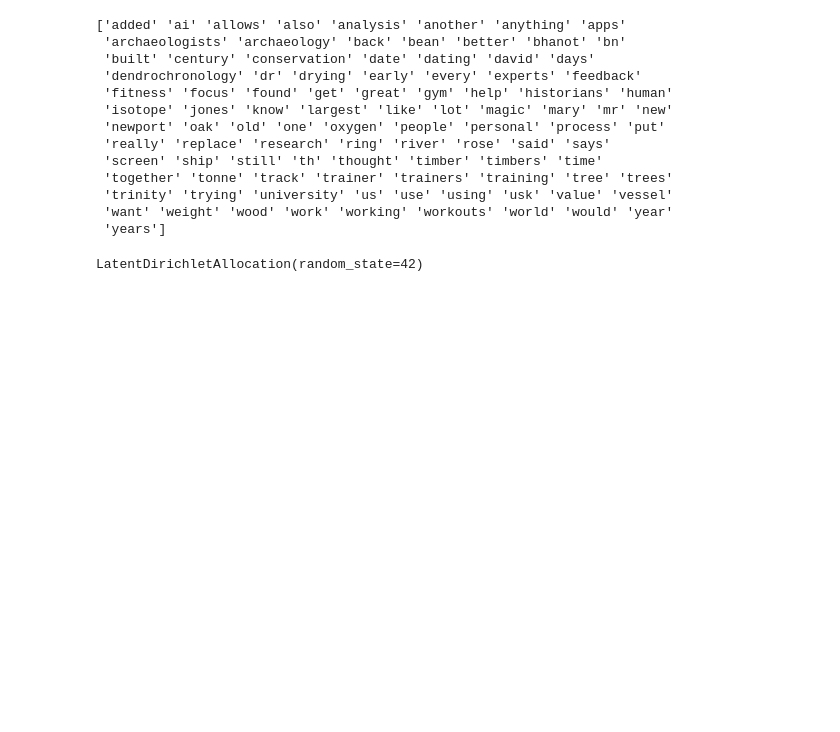
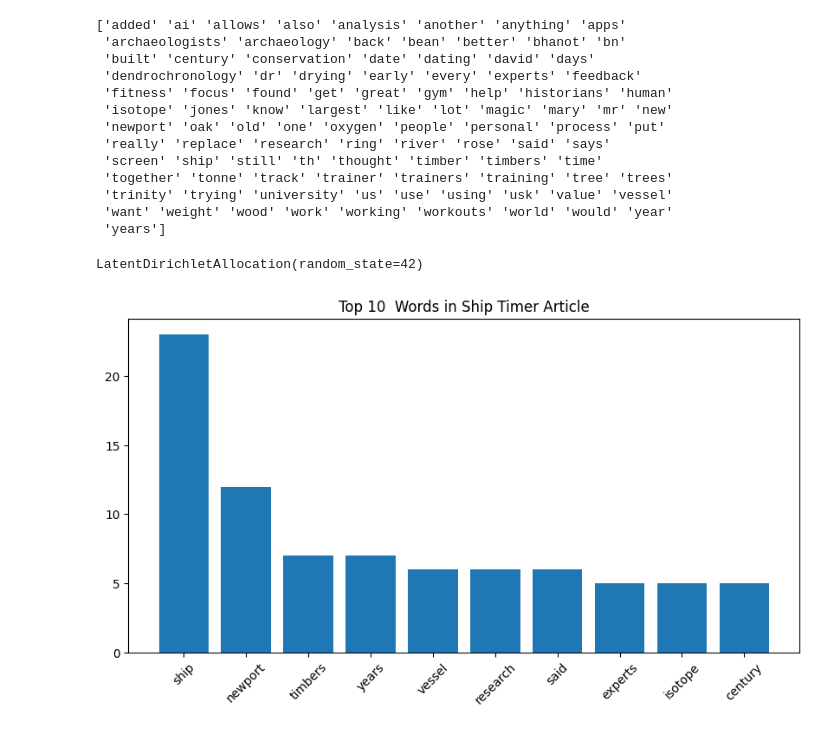
Before and after one commit to safoolady23-wq/AIN-SA2-PartB, a Jupyter notebook: AIN_SA2_PartB.ipynb, the cells around one changed output. Cells and saved outputs as stored; diff of their text form; code cells hidden in the pictures; blank space fills up the shorter version.

```diff
--- a/AIN_SA2_PartB.ipynb
+++ b/AIN_SA2_PartB.ipynb
@@ -78,6 +78,15 @@ lda = LatentDirichletAllocation(n_components=10, random_state=42)
 lda.fit(vectors)
 # %% [output]
 LatentDirichletAllocation(random_state=42)
+# %%
+import numpy as np
+
+def get_top_words(doc_index, X, feature_names, top_n=10):
+    row = X[doc_index].toarray().flatten()
+
+    top_indices = row.argsort()[-top_n:][::-1]
+    top_words = [(feature_names[i], row [i]) for i in top_indices]
+    return top_words
 # %%
 def get_top_n_words(tokens, n=None):
     """Return the top n words from the frequency tokens."""
@@ -89,6 +98,21 @@ def get_top_n_words(tokens, n=None):
     print(ship_top_words)
     print("\nTop 10 words in AI article:")
     print(ai_top10_words)
+# %%
+ship_top = get_top_words(0, X, feature_names,10)
+ai_top = get_top_words(1, X, feature_names,10)
+# %%
+words, counts = zip(*ship_top)
+
+plt.figure(figsize=(10,5))
+plt.bar(words, counts)
+plt.title("Top 10  Words in Ship Timer Article")
+plt.xticks(rotation=45)
+#plt.xlabel("Words")
+#plt.ylabel("Frequency
+plt.show()
+# %% [output]
+[figure, added]
 # %%
 def plot_top_words(top_words, title):
     """Plot a bar chart of the top words."""
```
Also changed, not shown: parts of 2 cells of this notebook.
